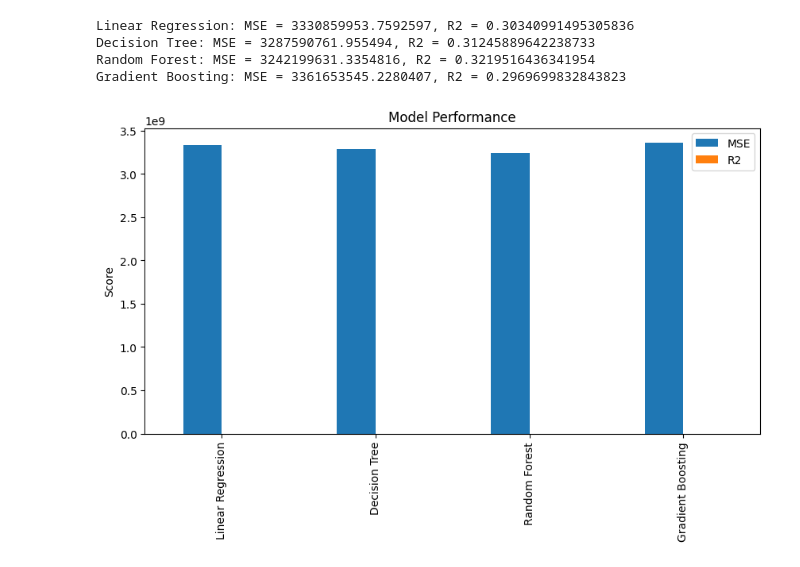
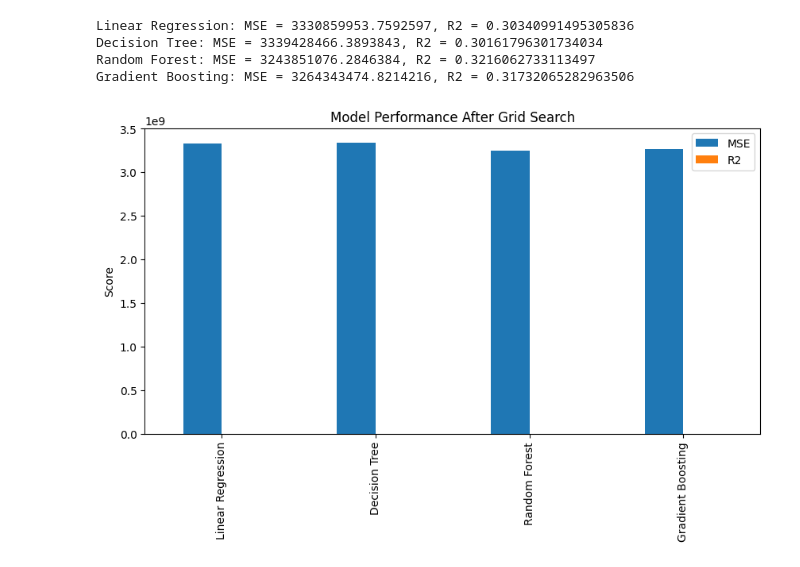
Before and after one commit to Misklean/ftml_project_2025, a Jupyter notebook: exo6.ipynb, the cells around one changed output. Drawn from its saved outputs; the diff is of its cells as text; code cells hidden in the pictures.

```diff
--- a/exo6.ipynb
+++ b/exo6.ipynb
@@ -76,6 +112,15 @@ def evaluate_model(model, X_train, X_test, y_train, y_test):
 # %%
-# Evaluate each model
-results = {}
-for model_name, model in models.items():
-    mse, r2 = evaluate_model(model, X_train, X_test, y_train, y_test)
-    results[model_name] = {'MSE': mse, 'R2': r2}
+# # Evaluate each model
+# results = {}
+# for model_name, model in models.items():
+#     mse, r2 = evaluate_model(model, X_train, X_test, y_train, y_test)
+#     results[model_name] = {'MSE': mse, 'R2': r2}
+# %%
+# Perform grid search for each model
+best_estimators = {}
+for model_name, model in models.items():
+    print(f"Performing grid search for {model_name}...")
+    grid_search = perform_grid_search(model_name, model, param_grids[model_name], X_train, y_train)
+    best_estimators[model_name] = grid_search.best_estimator_
+    print(f"Best parameters for {model_name}: {grid_search.best_params_}")
+    print(f"Best R2 score for {model_name}: {grid_search.best_score_}")
@@ -82,18 +140,26 @@ for model_name, model in models.items():
 # %%
+# Evaluate the best estimators on the test set
+results = {}
+for model_name, model in best_estimators.items():
+    y_pred = model.predict(X_test)
+    mse = mean_squared_error(y_test, y_pred)
+    r2 = r2_score(y_test, y_pred)
+    results[model_name] = {'MSE': mse, 'R2': r2}
+
 # Print the results
 for model_name, result in results.items():
     print(f"{model_name}: MSE = {result['MSE']}, R2 = {result['R2']}")
 # %% [output]
 Linear Regression: MSE = 3330859953.7592597, R2 = 0.30340991495305836
-Decision Tree: MSE = 3287590761.955494, R2 = 0.31245889642238733
-Random Forest: MSE = 3242199631.3354816, R2 = 0.3219516436341954
-Gradient Boosting: MSE = 3361653545.2280407, R2 = 0.2969699832843823
+Decision Tree: MSE = 3339428466.3893843, R2 = 0.30161796301734034
+Random Forest: MSE = 3243851076.2846384, R2 = 0.3216062733113497
+Gradient Boosting: MSE = 3264343474.8214216, R2 = 0.31732065282963506
 # %%
 # Visualize the results
 results_df = pd.DataFrame(results).T
 results_df.plot(kind='bar', figsize=(10, 5))
-plt.title('Model Performance')
+plt.title('Model Performance After Grid Search')
 plt.ylabel('Score')
 plt.show()
 # %% [output]
-[figure, old version]
+[figure, new version]
```
Also changed, not shown: parts of 9 cells of this notebook.
